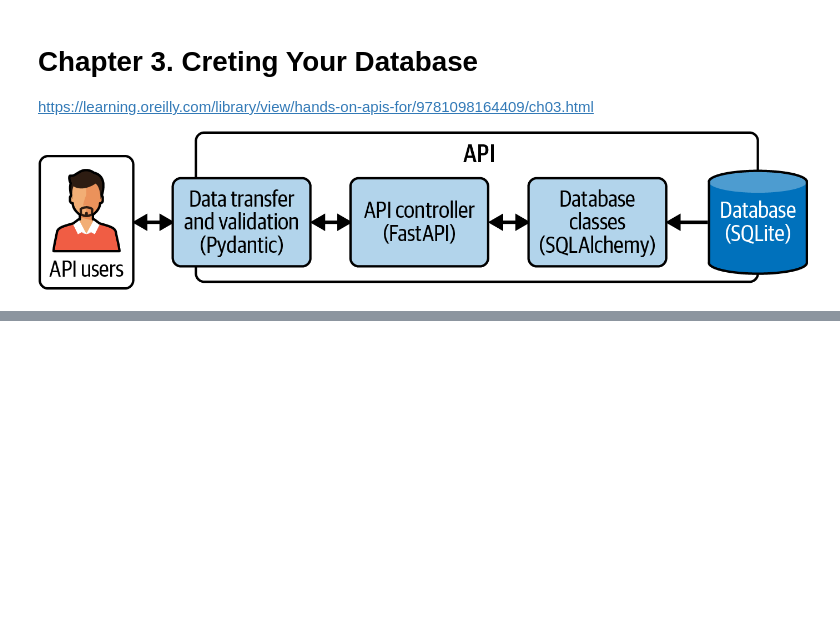
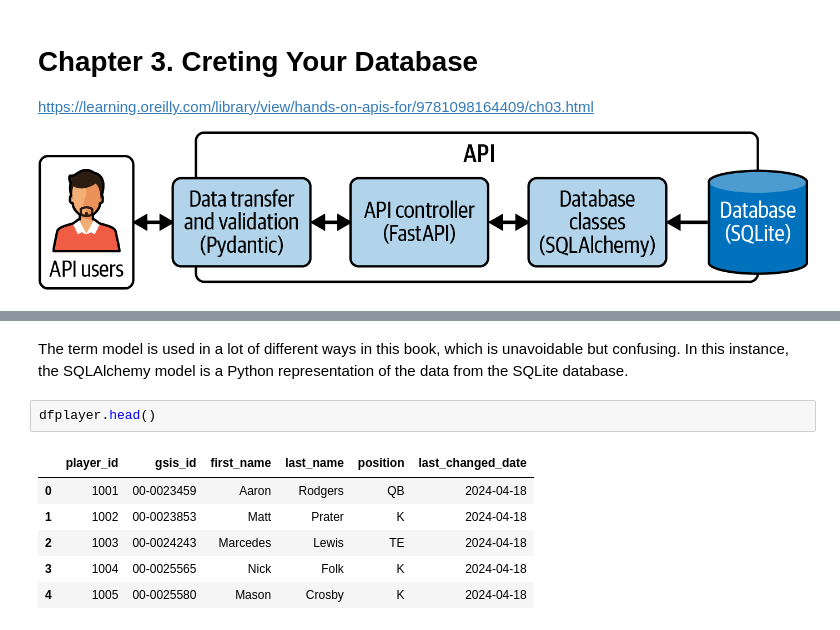
Before and after one commit to doolingdavidrs21/api-book-part-one, a Jupyter notebook: chapter3/chap3notes.ipynb, the cells around one changed output, grey strips where cells are left out. Saved outputs shown, nothing was run; the diff lists cells and outputs as text; blank space fills up the shorter version.

```diff
--- a/chapter3/chap3notes.ipynb
+++ b/chapter3/chap3notes.ipynb
@@ -6,0 +187,11 @@ https://learning.oreilly.com/library/view/hands-on-apis-for/9781098164409/ch03.h
+# %% [markdown]
+The term model is used in a lot of different ways in this book, which is unavoidable but confusing. In this instance, the SQLAlchemy model is a Python representation of the data from the SQLite database.
+# %%
+dfplayer.head()
+# %% [output]
+|  | player_id | gsis_id | first_name | last_name | position | last_changed_date |
+| 0 | 1001 | 00-0023459 | Aaron | Rodgers | QB | 2024-04-18 |
+| 1 | 1002 | 00-0023853 | Matt | Prater | K | 2024-04-18 |
+| 2 | 1003 | 00-0024243 | Marcedes | Lewis | TE | 2024-04-18 |
+| 3 | 1004 | 00-0025565 | Nick | Folk | K | 2024-04-18 |
+| 4 | 1005 | 00-0025580 | Mason | Crosby | K | 2024-04-18 |
```
Also changed, not shown: parts of 30 cells of this notebook, 1 other file.
